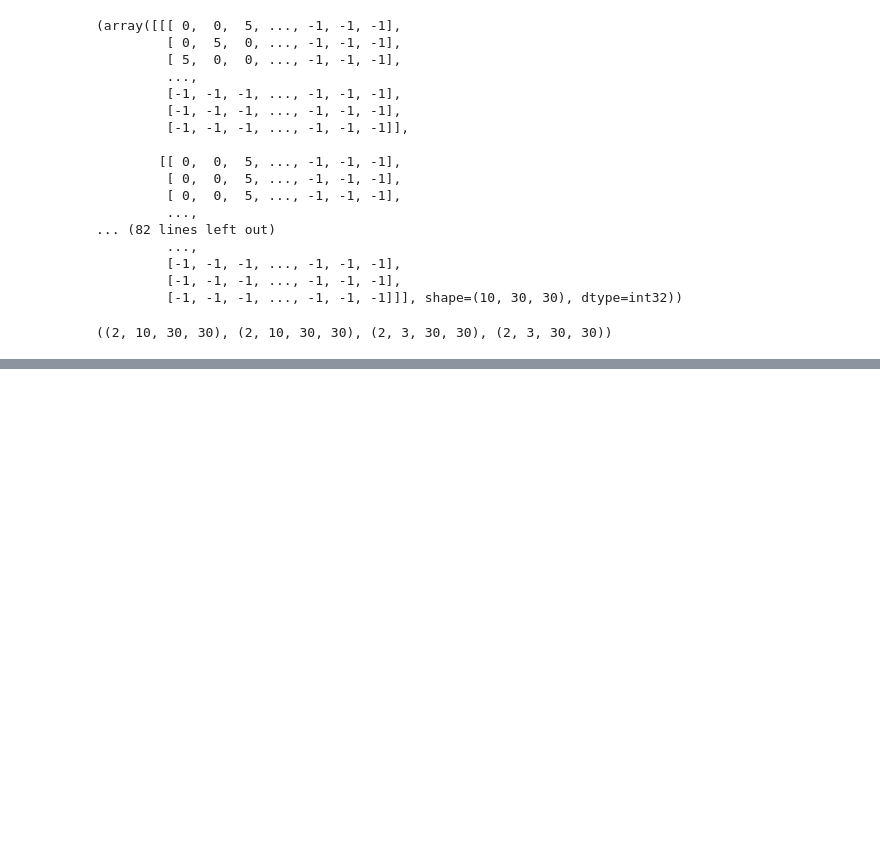
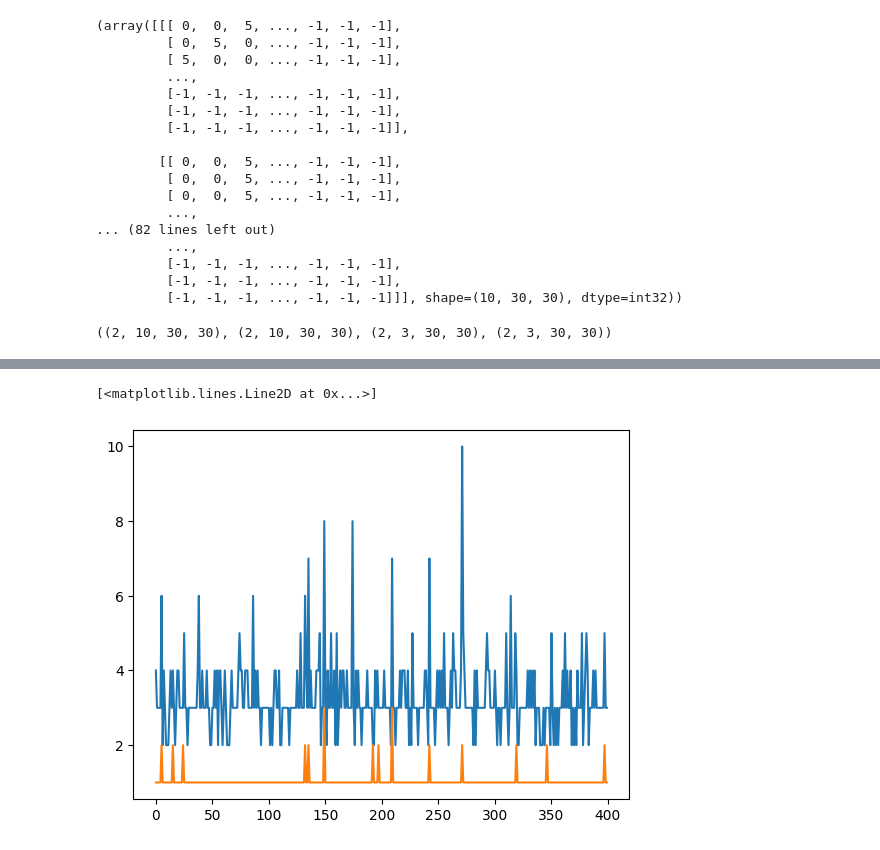
Before and after one commit to jackopenn/dif-arc, a Jupyter notebook: scratch.ipynb, the cells around one changed output, grey strips where cells are left out. Cells and saved outputs as stored; diff of their text form; code cells hidden in the pictures; blank space fills up the shorter version.

```diff
--- a/scratch.ipynb
+++ b/scratch.ipynb
@@ -154,0 +168,6 @@ sample['train']['input'].shape, sample['train']['output'].shape, sample['test'][
+# %%
+train_l = []
+test_l = []
+for sample in source:
+    train_l.append(len(sample['train']))
+    test_l.append(len(sample['test']))
@@ -154,0 +176,6 @@ sample['train']['input'].shape, sample['train']['output'].shape, sample['test'][
+# %%
+plt.plot(train_l)
+plt.plot(test_l)
+# %% [output]
+[<matplotlib.lines.Line2D at 0x...>]
+[figure, added]
```
Also changed, not shown: parts of 2 cells of this notebook, 8 other files.
